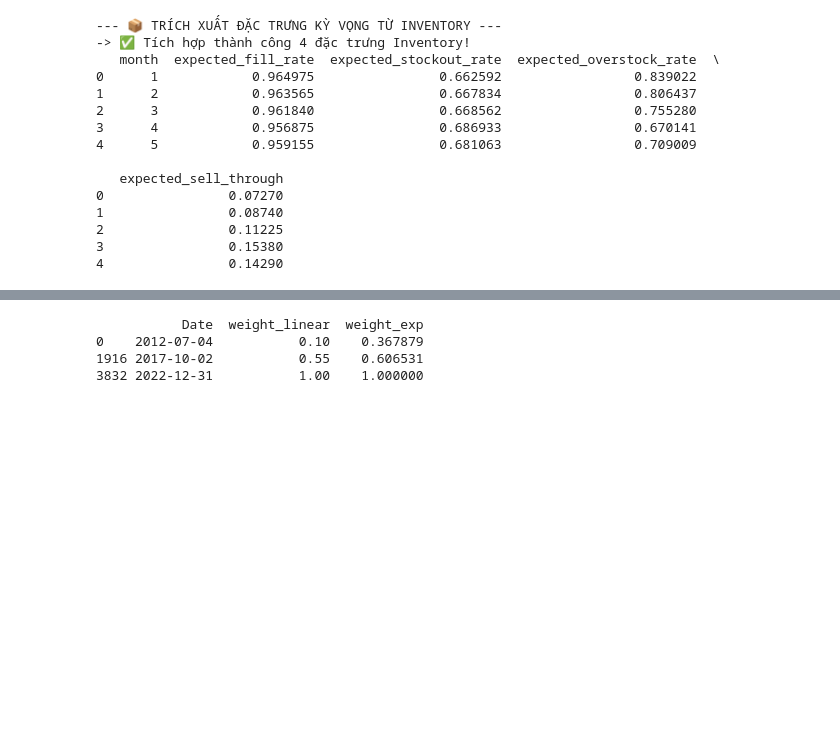
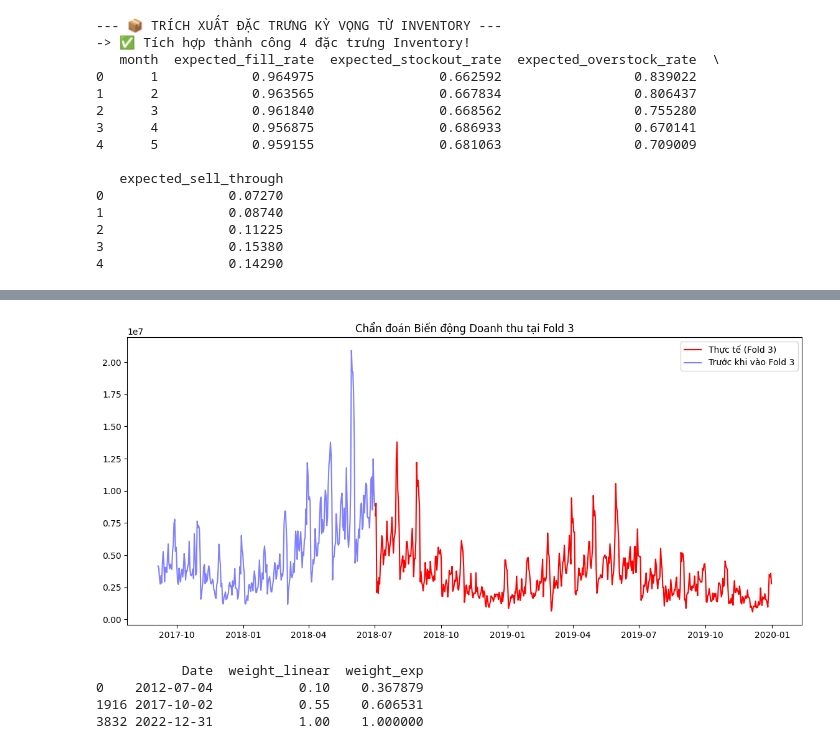
Before and after one commit to pthekiller/datathon_vin_new, a Jupyter notebook: demo_before.ipynb, the cells around one changed output, grey strips where cells are left out. Cells and saved outputs as stored; diff of their text form; code cells hidden in the pictures; blank space fills up the shorter version.

Commit message:
thêm hybrid model

```diff
--- a/demo_before.ipynb
+++ b/demo_before.ipynb
@@ -55,8 +39,6 @@ print("--- XÂY DỰNG LẠI DEMAND_DF VÀ BẢN ĐỒ NHU CẦU KỲ VỌNG ---
 # ==========================================
 # 1. ĐỌC DỮ LIỆU VÀ GHÉP TRỤC THỜI GIAN
 # ==========================================
-orders = pd.read_csv('orders.csv')
-order_items = pd.read_csv('order_items.csv')
 
 # Ghép order_date từ bảng orders sang từng sản phẩm trong order_items
 item_with_date = pd.merge(
@@ -106,3 +88,6 @@ print(expected_demand_map.head())
+# %%
+promos = promotions.copy()
+promos['start_date'] = pd.to_datetime(promos['start_date'])
 # %%
 import pandas as pd
 import numpy as np
@@ -473,12 +388,10 @@ print(expected_inv_profile.head())
 
 # 1. XỬ LÝ TẬP TRAIN (final_df)
 # Đọc dữ liệu bán hàng lịch sử (chứa target Revenue và COGS)
-sales = pd.read_csv('sales.csv')
+
 sales['Date'] = pd.to_datetime(sales['Date'])
-
+final_df = df_calendar
 # Merge df_calendar vào sales.
-# LƯU Ý: Ta KHÔNG join daily_features (total_items_sold, unique_orders...) để triệt tiêu hoàn toàn Data Leakage
-final_df = pd.merge(sales, df_calendar, on='Date', how='left')
 
 # Sắp xếp lại theo thời gian (Rất quan trọng cho việc gán trọng số và Cross-Validation)
 final_df = final_df.sort_values('Date').reset_index(drop=True)
@@ -490,13 +403,16 @@ final_df = final_df.sort_values('Date').reset_index(drop=True)
 for col in final_df.select_dtypes(include=['object']).columns:
     final_df[col] = final_df[col].astype('category')
 
+final_df['time_step'] = np.arange(len(final_df))
+
 # 2. XỬ LÝ TẬP TEST (future_df)
 # Đọc file mẫu từ Kaggle để lấy trục thời gian cần dự báo
-sample_sub = pd.read_csv('sample_submission.csv')
+sample_sub = pd.read_csv('data\\sample_submission.csv')
 sample_sub['Date'] = pd.to_datetime(sample_sub['Date'])
 
 # Merge đặc trưng từ df_calendar cho tương lai (chính là không gian đặc trưng y hệt tập Train)
 future_df = pd.merge(sample_sub[['Date']], df_calendar, on='Date', how='left')
+future_df['time_step'] = np.arange(len(future_df))
 
 for col in future_df.select_dtypes(include=['object']).columns:
     future_df[col] = future_df[col].astype('category')
@@ -527,4 +443,4 @@ Xem thử 5 dòng đầu tập Train:
 # %%
 # Loại bỏ dữ liệu trước tháng 6/2013 để tránh nhiễu từ đống số 0
 final2_df = final_df
-#final_df = final_df[final_df['Date'] >= '2013-01-01'].reset_index(drop=True)
+final_df = final_df[final_df['Date'] < '2023-01-01'].reset_index(drop=True)
@@ -530,0 +687,28 @@ final2_df = final_df
+# %%
+import matplotlib.pyplot as plt
+
+def diagnose_fold_3(final_df, tscv_splits=5, test_size=548):
+    # Lấy lại các index chia Fold
+    tscv = TimeSeriesSplit(n_splits=tscv_splits, test_size=test_size)
+    splits = list(tscv.split(final_df))
+
+    # Lấy index của Fold 3 (vị trí số 2 trong list vì Python đếm từ 0)
+    train_idx, val_idx = splits[2]
+
+    val_df_fold3 = final_df.iloc[val_idx].copy()
+
+    print(f"Giai đoạn của Fold 3: Từ {val_df_fold3['Date'].min()} đến {val_df_fold3['Date'].max()}")
+
+    plt.figure(figsize=(14, 6))
+    plt.plot(val_df_fold3['Date'], val_df_fold3['Revenue'], label='Thực tế (Fold 3)', color='red')
+
+    # Vẽ thêm 1 khoảng thời gian của Train trước đó để xem độ gãy
+    train_tail = final_df.iloc[train_idx[-300:]] # Lấy 300 ngày cuối của Train
+    plt.plot(train_tail['Date'], train_tail['Revenue'], label='Trước khi vào Fold 3', color='blue', alpha=0.5)
+
+    plt.title('Chẩn đoán Biến động Doanh thu tại Fold 3')
+    plt.legend()
+    plt.show()
+
+diagnose_fold_3(final_df)
+# %% [output]
@@ -530,0 +716 @@ final2_df = final_df
+[figure, added]
```
Also changed, not shown: parts of 31 cells of this notebook, 8 other files.
